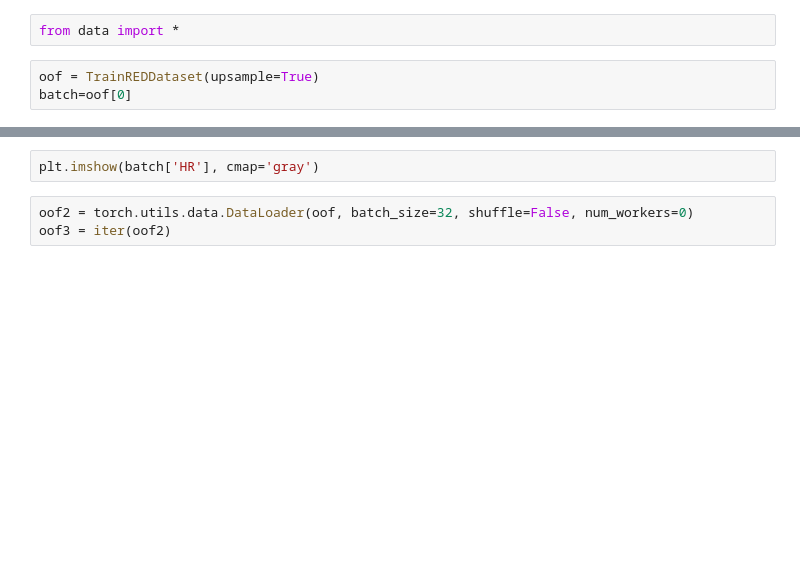
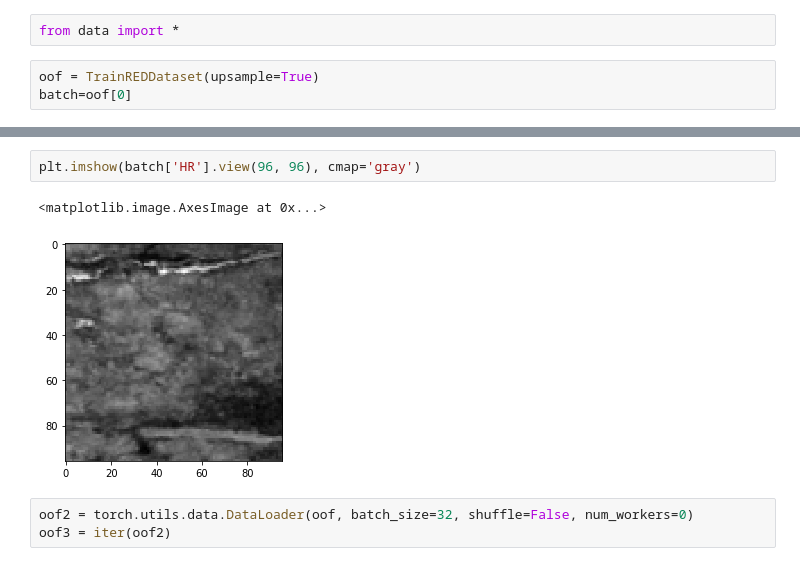
Before and after one commit to Jason-Dong/satelliteSuperRes, a Jupyter notebook: Main.ipynb, the cells around one changed output, grey strips where cells are left out. Cells and saved outputs as stored; diff of their text form; blank space fills up the shorter version.

Commit message:
plotting

```diff
--- a/Main.ipynb
+++ b/Main.ipynb
@@ -35,5 +46,8 @@ print(batch['LR'][0][0])
 # %%
-plt.imshow(batch['HR'], cmap='gray')
+plt.imshow(batch['HR'].view(96, 96), cmap='gray')
+# %% [output]
+<matplotlib.image.AxesImage at 0x...>
+[figure, added]
 # %%
 oof2 = torch.utils.data.DataLoader(oof, batch_size=32, shuffle=False, num_workers=0)
 oof3 = iter(oof2)
```
Also changed, not shown: parts of 8 cells of this notebook, 4 other files.
